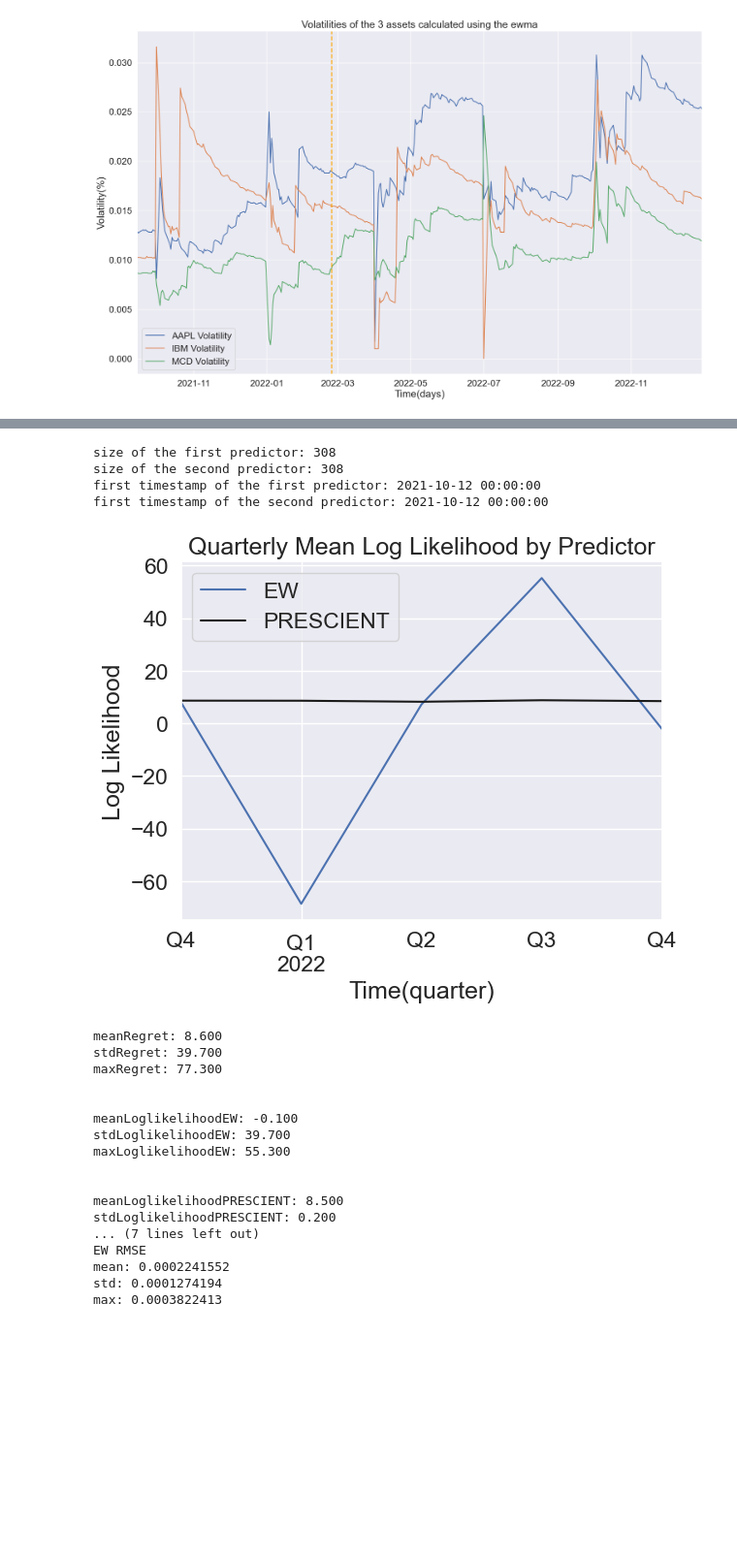
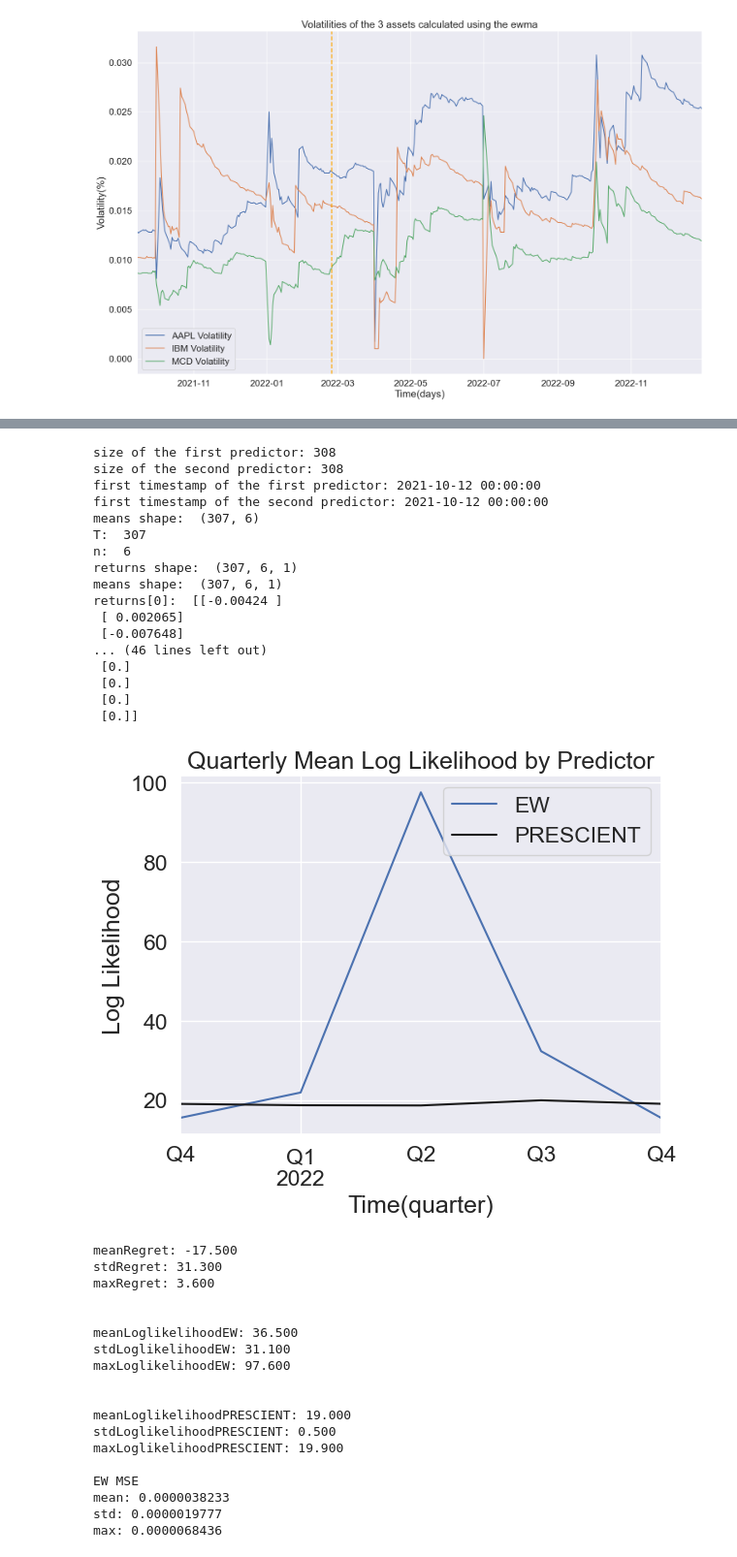
Before and after one commit to StefanoChiodini/cov_pred_finance, a Jupyter notebook: experiments/expandingWindowPerformance.ipynb, the cells around one changed output, grey strips where cells are left out. Shown at 97% size. Cells and saved outputs as stored; diff of their text form; code cells hidden in the pictures; blank space fills up the shorter version.

```diff
--- a/experiments/expandingWindowPerformance.ipynb
+++ b/experiments/expandingWindowPerformance.ipynb
@@ -402,63 +405,62 @@ for name in log_likelihoods_copy:
     logLikelihoodMetrics = (np.mean(logLikelihood).round(1), np.std(logLikelihood).round(1), np.max(logLikelihood).round(1))
 
     print("\n")
     print(f"meanLoglikelihood{name}: {logLikelihoodMetrics[0]:.3f}")
     print(f"stdLoglikelihood{name}: {logLikelihoodMetrics[1]:.3f}")
     print(f"maxLoglikelihood{name}: {logLikelihoodMetrics[2]:.3f}")
 
 
 #
 # MSEs
 #
 
 for i, predictorDict in enumerate(predictors):
     if names[i] != "PRESCIENT":
         MSE_temp = MSE(testDataWithPercentageChange, predictorDict).resample("Q").mean()
 
         print("\n" + names[i] + " MSE")
         print(f"mean: {MSE_temp.mean():.10f}")
         print(f"std: {MSE_temp.std():.10f}")
         print(f"max: {MSE_temp.max():.10f}")
 
 
 #
 # RMSEs
 #
-
-for i, predictorDict in enumerate(predictors):
-    if names[i] != "PRESCIENT":
-
-        RMSEs = RMSE(testDataWithPercentageChange, predictorDict, prescientDict, start_date)
-        print("\n" + names[i] + " RMSE")
-
-        # Calculate mean, standard deviation, and max value of the RMSEs
-        mean_rmse = np.mean(RMSEs)
-        std_rmse = np.std(RMSEs)
-        max_rmse = np.max(RMSEs)
-
-        print(f"mean: {mean_rmse:.10f}")
-        print(f"std: {std_rmse:.10f}")
-        print(f"max: {max_rmse:.10f}")
 # %% [output]
 size of the first predictor: 308
 size of the second predictor: 308
 first timestamp of the first predictor: 2021-10-12 00:00:00
 first timestamp of the second predictor: 2021-10-12 00:00:00
+means shape:  (307, 6)
+T:  307
+n:  6
+returns shape:  (307, 6, 1)
+means shape:  (307, 6, 1)
+returns[0]:  [[-0.00424 ]
+ [ 0.002065]
+ [-0.007648]
+... (46 lines left out)
+ [0.]
+ [0.]
+ [0.]
+ [0.]]
-[figure, old version]
+[figure, new version]
-meanRegret: 8.600
-stdRegret: 39.700
-maxRegret: 77.300
+meanRegret: -17.500
+stdRegret: 31.300
+maxRegret: 3.600
 
 
-meanLoglikelihoodEW: -0.100
-stdLoglikelihoodEW: 39.700
-maxLoglikelihoodEW: 55.300
+meanLoglikelihoodEW: 36.500
+stdLoglikelihoodEW: 31.100
+maxLoglikelihoodEW: 97.600
 
 
-meanLoglikelihoodPRESCIENT: 8.500
-stdLoglikelihoodPRESCIENT: 0.200
-... (7 lines left out)
-EW RMSE
-mean: 0.0002241552
-std: 0.0001274194
-max: 0.0003822413
+meanLoglikelihoodPRESCIENT: 19.000
+stdLoglikelihoodPRESCIENT: 0.500
+maxLoglikelihoodPRESCIENT: 19.900
+
+EW MSE
+mean: 0.0000038233
+std: 0.0000019777
+max: 0.0000068436
```
Also changed, not shown: parts of 7 cells of this notebook, 4 other files.
